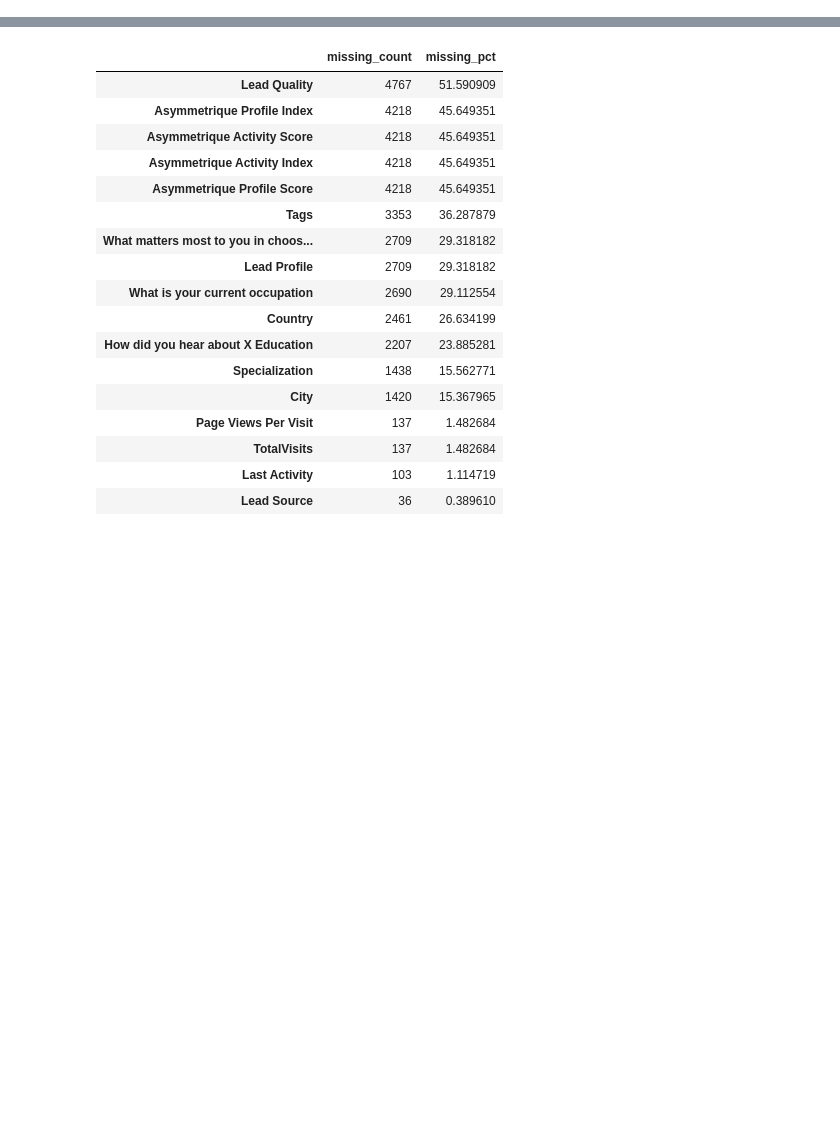
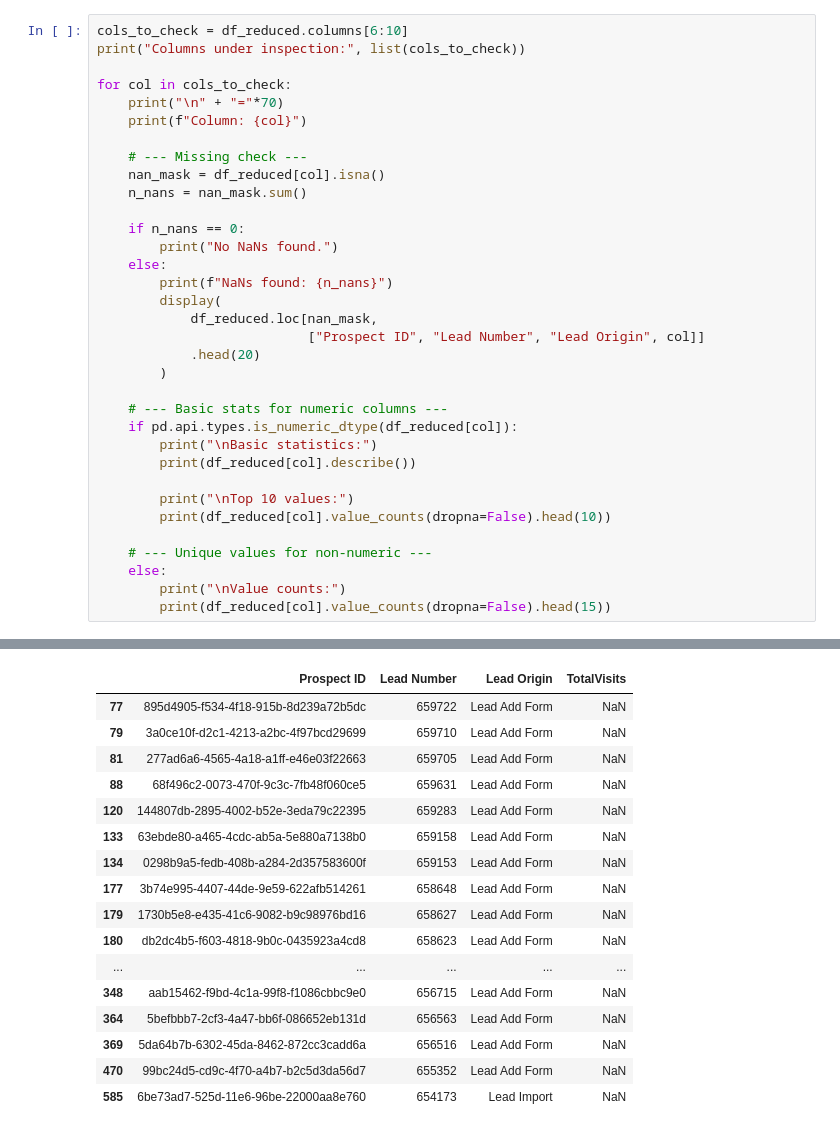
Before and after one commit to jana-lea-godin/Lead-Scoring-Case, a Jupyter notebook: notebooks/01_signal_vs_noise.ipynb, the cells around one changed output, grey strips where cells are left out. Drawn from its saved outputs; the diff is of its cells as text; blank space fills up the shorter version.

```diff
--- a/notebooks/01_signal_vs_noise.ipynb
+++ b/notebooks/01_signal_vs_noise.ipynb
@@ -336,2 +109,35 @@ dtype: int64
 # %%
+cols_to_check = df_reduced.columns[6:10]
+print("Columns under inspection:", list(cols_to_check))
+
+for col in cols_to_check:
+    print("\n" + "="*70)
+    print(f"Column: {col}")
+
+    # --- Missing check ---
+    nan_mask = df_reduced[col].isna()
+    n_nans = nan_mask.sum()
+
+    if n_nans == 0:
+        print("No NaNs found.")
+    else:
+        print(f"NaNs found: {n_nans}")
+        display(
+            df_reduced.loc[nan_mask,
+                           ["Prospect ID", "Lead Number", "Lead Origin", col]]
+            .head(20)
+        )
+
+    # --- Basic stats for numeric columns ---
+    if pd.api.types.is_numeric_dtype(df_reduced[col]):
+        print("\nBasic statistics:")
+        print(df_reduced[col].describe())
+
+        print("\nTop 10 values:")
+        print(df_reduced[col].value_counts(dropna=False).head(10))
+
+    # --- Unique values for non-numeric ---
+    else:
+        print("\nValue counts:")
+        print(df_reduced[col].value_counts(dropna=False).head(15))
 # %% [output]
@@ -338,18 +161,17 @@ dtype: int64
-|  | missing_count | missing_pct |
-| Lead Quality | 4767 | 51.590909 |
-| Asymmetrique Profile Index | 4218 | 45.649351 |
-| Asymmetrique Activity Score | 4218 | 45.649351 |
-| Asymmetrique Activity Index | 4218 | 45.649351 |
-| Asymmetrique Profile Score | 4218 | 45.649351 |
-| Tags | 3353 | 36.287879 |
-| What matters most to you in choos... | 2709 | 29.318182 |
-| Lead Profile | 2709 | 29.318182 |
-| What is your current occupation | 2690 | 29.112554 |
-| Country | 2461 | 26.634199 |
-| How did you hear about X Education | 2207 | 23.885281 |
-| Specialization | 1438 | 15.562771 |
-| City | 1420 | 15.367965 |
-| Page Views Per Visit | 137 | 1.482684 |
-| TotalVisits | 137 | 1.482684 |
-| Last Activity | 103 | 1.114719 |
-| Lead Source | 36 | 0.389610 |
+|  | Prospect ID | Lead Number | Lead Origin | TotalVisits |
+| 77 | 895d4905-f534-4f18-915b-8d239a72b5dc | 659722 | Lead Add Form | NaN |
+| 79 | 3a0ce10f-d2c1-4213-a2bc-4f97bcd29699 | 659710 | Lead Add Form | NaN |
+| 81 | 277ad6a6-4565-4a18-a1ff-e46e03f22663 | 659705 | Lead Add Form | NaN |
+| 88 | 68f496c2-0073-470f-9c3c-7fb48f060ce5 | 659631 | Lead Add Form | NaN |
+| 120 | 144807db-2895-4002-b52e-3eda79c22395 | 659283 | Lead Add Form | NaN |
+| 133 | 63ebde80-a465-4cdc-ab5a-5e880a7138b0 | 659158 | Lead Add Form | NaN |
+| 134 | 0298b9a5-fedb-408b-a284-2d357583600f | 659153 | Lead Add Form | NaN |
+| 177 | 3b74e995-4407-44de-9e59-622afb514261 | 658648 | Lead Add Form | NaN |
+| 179 | 1730b5e8-e435-41c6-9082-b9c98976bd16 | 658627 | Lead Add Form | NaN |
+| 180 | db2dc4b5-f603-4818-9b0c-0435923a4cd8 | 658623 | Lead Add Form | NaN |
+| ... | ... | ... | ... | ... |
+| 348 | aab15462-f9bd-4c1a-99f8-f1086cbbc9e0 | 656715 | Lead Add Form | NaN |
+| 364 | 5befbbb7-2cf3-4a47-bb6f-086652eb131d | 656563 | Lead Add Form | NaN |
+| 369 | 5da64b7b-6302-45da-8462-872cc3cadd6a | 656516 | Lead Add Form | NaN |
+| 470 | 99bc24d5-cd9c-4f70-a4b7-b2c5d3da56d7 | 655352 | Lead Add Form | NaN |
+| 585 | 6be73ad7-525d-11e6-96be-22000aa8e760 | 654173 | Lead Import | NaN |
```
Also changed, not shown: parts of 16 cells of this notebook.
